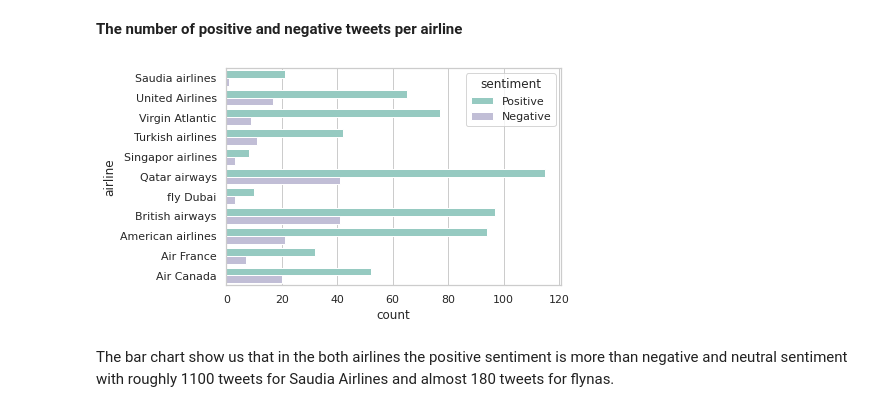
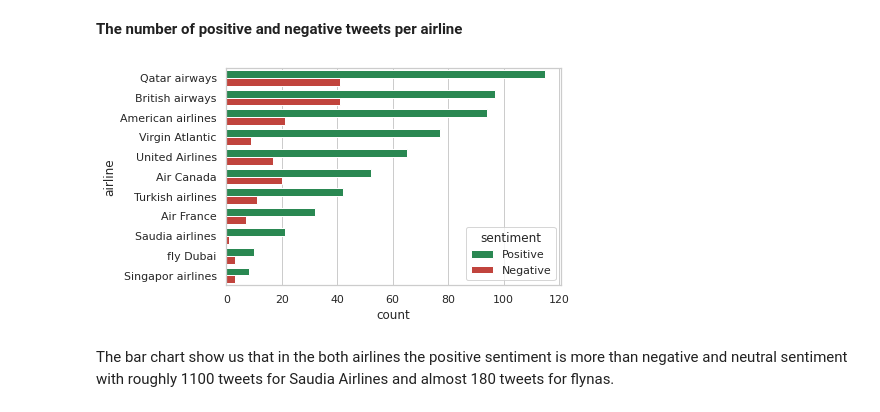
Before and after one commit to buthaina279/DS_Capstone_NLP, a Jupyter notebook: EDA.ipynb, the cells around one changed output. Saved outputs shown, nothing was run; the diff lists cells and outputs as text; code cells hidden in the pictures.

```diff
--- a/EDA.ipynb
+++ b/EDA.ipynb
@@ -206,0 +186,3 @@ color_list = ['#8dd3c7',
+# %%
+color_list = ['#1a9850',
+              '#d73027']
@@ -265,10 +241,11 @@ ax = sns.countplot(y="airline",data=airline, palette= color_list)
 #airline_sentiment_df.plot(kind='bar', color = color_list)
 #plt.legend(bbox_to_anchor=(1.04,1), loc="upper left")
 # %%
+#pos green neg red and put % and sort pos and title airline change y
 sns.set_theme(style="whitegrid")
-ax = sns.countplot(y="airline",hue = "sentiment", data=airline,  palette= color_list)
+ax = sns.countplot(y="airline",data=airline, hue= 'sentiment',palette= color_list, order = airline['airline'].value_counts().index)
 # %% [output]
-[figure, old version]
+[figure, new version]
 # %% [markdown]
 The bar chart show us that in the both airlines the positive sentiment is more than negative and neutral sentiment with roughly 1100 tweets for Saudia Airlines and almost 180 tweets for flynas.
 # %%
```
Also changed, not shown: parts of 32 cells of this notebook.
